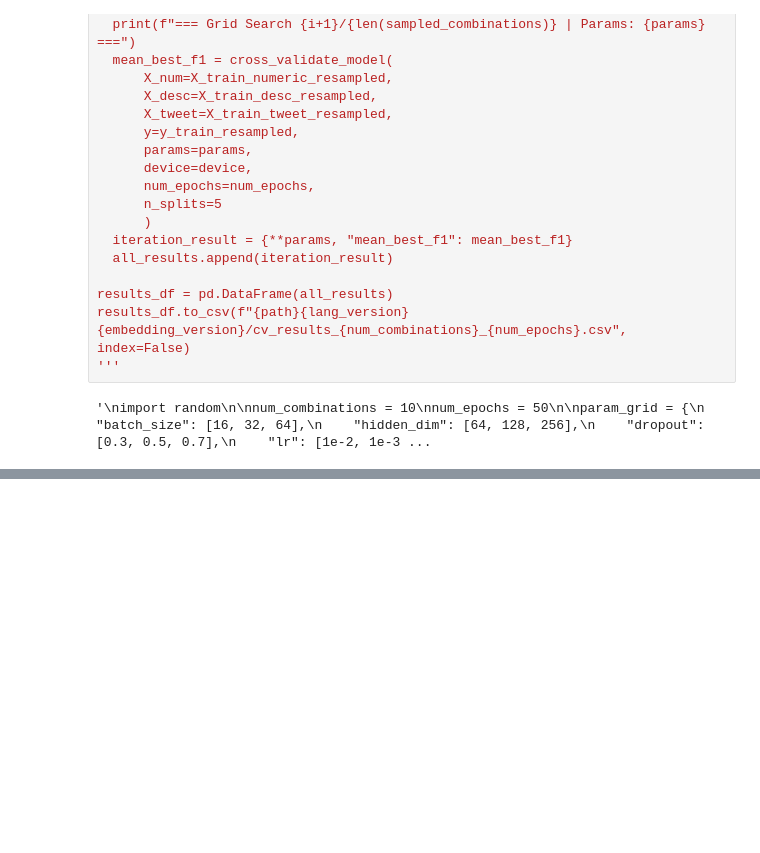
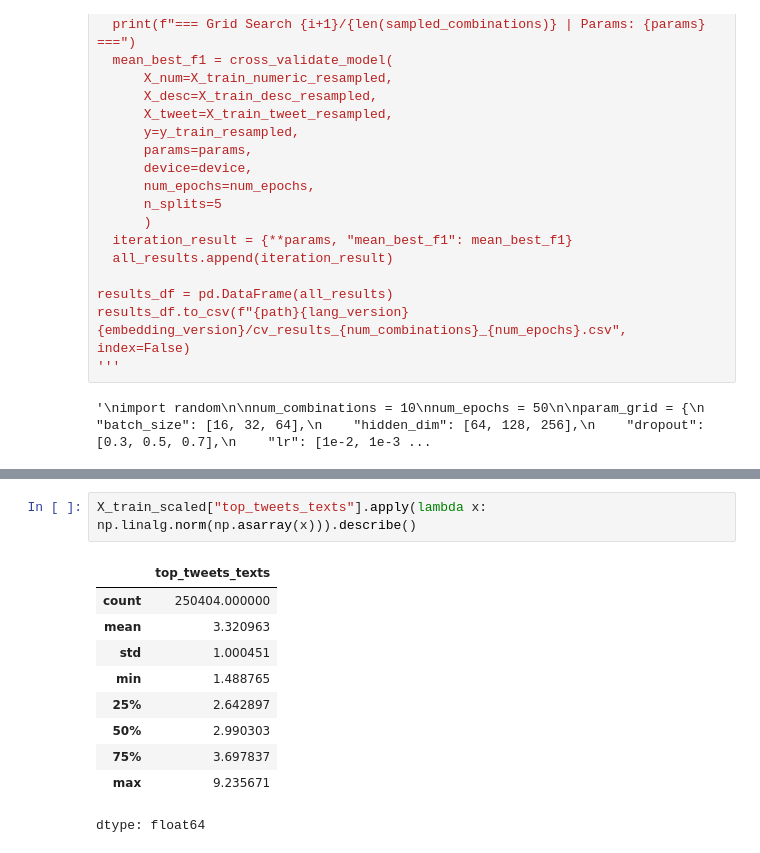
Before and after one commit to julwdo/thesis, a Jupyter notebook: 01_codes/03_nlp_project_main_old.ipynb, the cells around one changed output, grey strips where cells are left out. Cells and saved outputs as stored; diff of their text form; blank space fills up the shorter version.

```diff
--- a/01_codes/03_nlp_project_main_old.ipynb
+++ b/01_codes/03_nlp_project_main_old.ipynb
@@ -847,0 +863,13 @@ results_df.to_csv(f"{path}{lang_version}{embedding_version}/cv_results_{num_comb
+# %%
+X_train_scaled["top_tweets_texts"].apply(lambda x: np.linalg.norm(np.asarray(x))).describe()
+# %% [output]
+|  | top_tweets_texts |
+| count | 250404.000000 |
+| mean | 3.320963 |
+| std | 1.000451 |
+| min | 1.488765 |
+| 25% | 2.642897 |
+| 50% | 2.990303 |
+| 75% | 3.697837 |
+| max | 9.235671 |
+dtype: float64
```
Also changed, not shown: parts of 11 cells of this notebook.
